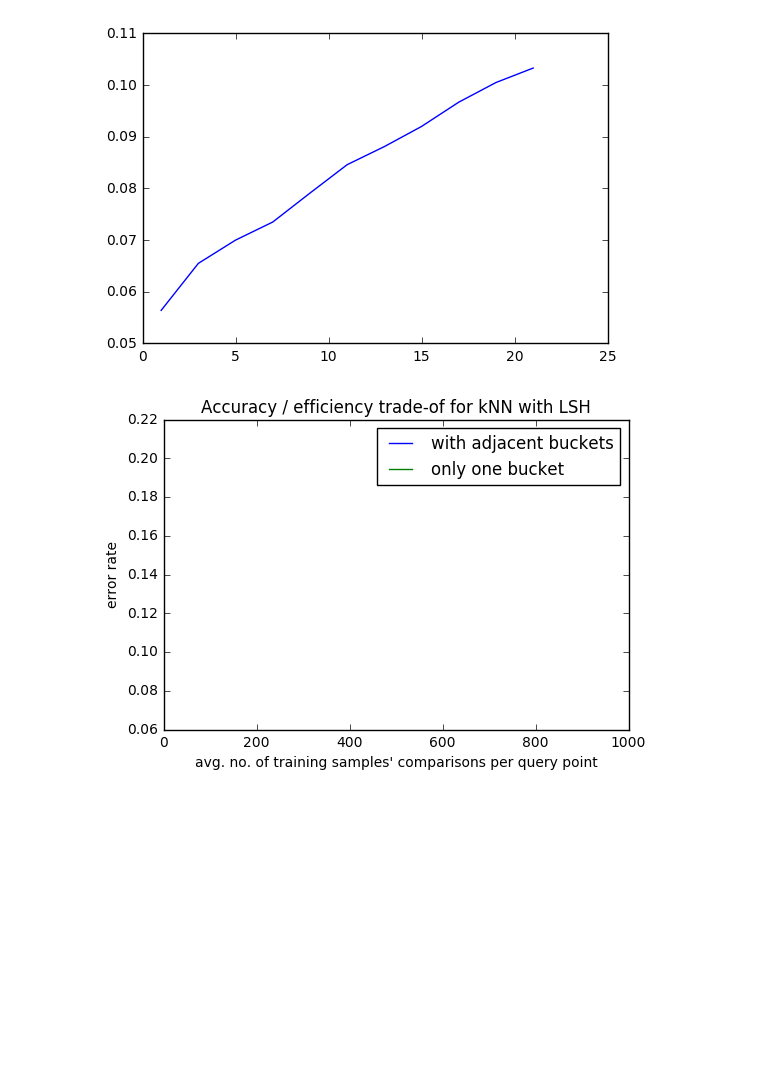
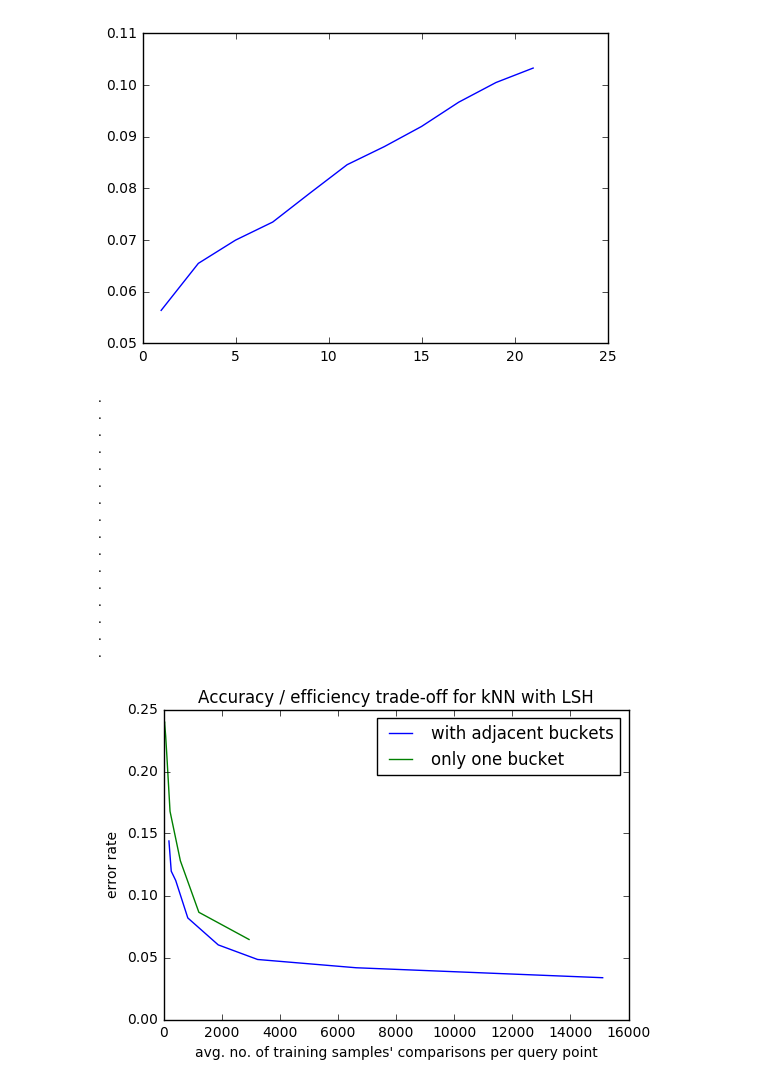
Before and after one commit to sequba/nn_assignments, a Jupyter notebook: assignment1/Assignment1.ipynb, the cells around one changed output. Cells and saved outputs as stored; diff of their text form; code cells hidden in the pictures; blank space fills up the shorter version.

Commit message:
Plot results of LSH-kNN
Signed-off-by: Jakub Sękowski <sequba@gmail.com>

```diff
--- a/assignment1/Assignment1.ipynb
+++ b/assignment1/Assignment1.ipynb
@@ -936,33 +936,49 @@ plot(mnist_validation_errs[0,:], mnist_validation_errs[1,:])
 # %%
 import matplotlib.pyplot as pyplot
 
-k = 1
-ns = [16]#np.arange(1,16) # number of random vectors used for lsh
-repetitions = 1 # per n
+k = 3
+ns = [6,8,10,12,14,16,18,20]#np.arange(1,16) # number of random vectors used for lsh
+repetitions = 3 # per n
 
 for adj_check in [True, False]:
     tot_errs = np.zeros(len(ns))
     tot_comps = np.zeros(len(ns))
     for i,n in enumerate(ns):
+        print('.')
         for _ in range(repetitions):
             (errs, comps) = KNN(
                 mnist_train_X, mnist_train_Y,
                 mnist_valid_X, mnist_valid_Y,
                 [k], n_vectors=n, use_adjacent_buckets=adj_check)
             tot_errs[i] += errs[1,0]
             tot_comps[i] += comps
     tot_errs /= repetitions
     tot_comps /= repetitions
     desc = "with adjacent buckets" if adj_check else "only one bucket"
     pyplot.plot(tot_comps, tot_errs, label=desc)
 
 # TODO: plot also the result of exact kNN
 
-# TODO: check spelling of "trade-of"
-pyplot.title('Accuracy / efficiency trade-of for kNN with LSH')
+pyplot.title('Accuracy / efficiency trade-off for kNN with LSH')
 pyplot.ylabel("error rate")
 pyplot.xlabel("avg. no. of training samples' comparisons per query point")
 pyplot.legend()
 pyplot.show()
 # %% [output]
+.
+.
+.
+.
+.
+.
+.
+.
+.
+.
+.
+.
+.
+.
+.
+.
-[figure, old version]
+[figure, new version]
```
Also changed, not shown: parts of 1 cell of this notebook.
